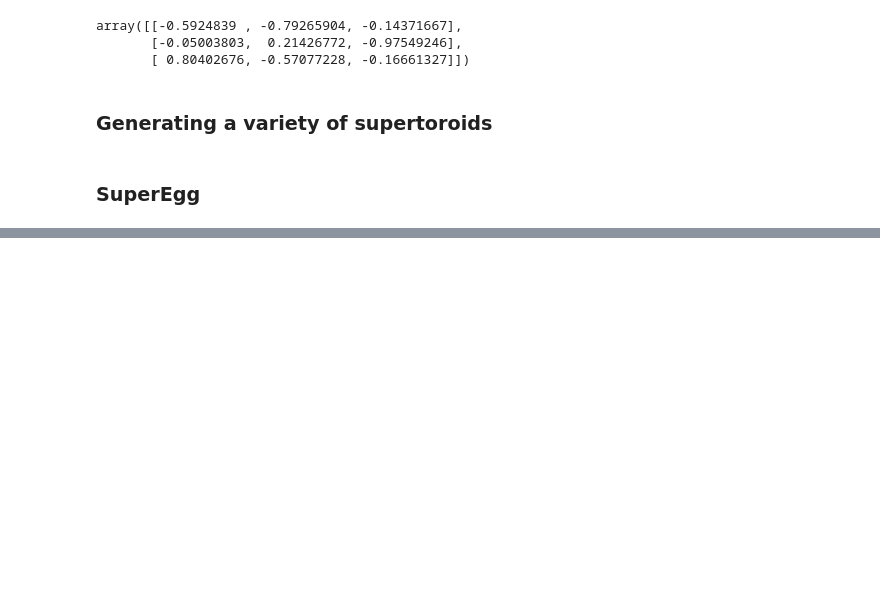
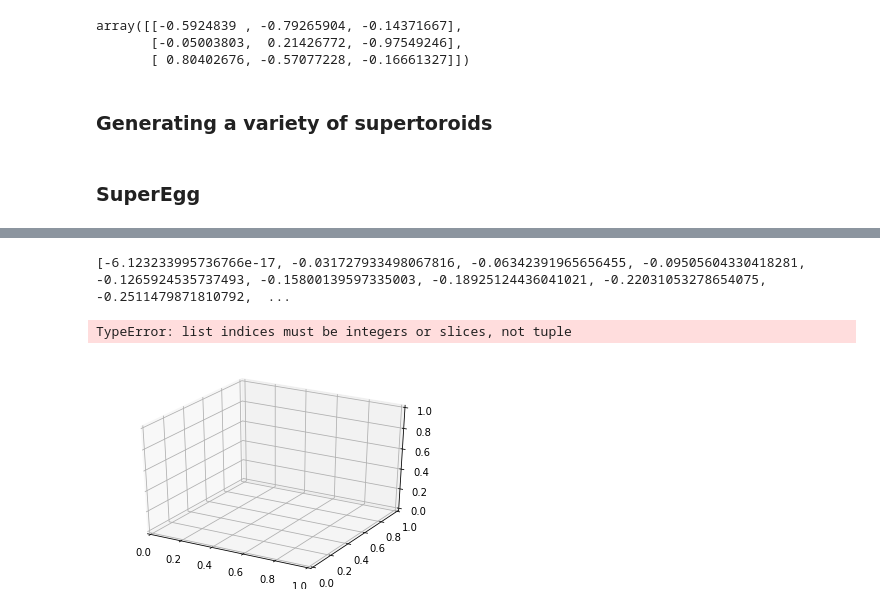
Before and after one commit to yifr/CommonFate, a Jupyter notebook: generator/misc/pyrender_scenes.ipynb, the cells around one changed output, grey strips where cells are left out. Drawn from its saved outputs; the diff is of its cells as text; code cells hidden in the pictures; blank space fills up the shorter version.

```diff
--- a/generator/misc/pyrender_scenes.ipynb
+++ b/generator/misc/pyrender_scenes.ipynb
@@ -421,14 +425,9 @@ eps = [.8, 1]
 shape = shapes.Ellipsoid(x_scale, y_scale, z_scale, eps)
 shape.save_as_mesh('objects/superegg.ply')
 render('objects/superegg.ply')
-# %%
-def plot3d(shape):
-    fig = go.Figure(data=[go.Scatter3d(x=shape[0, :], y=shape[1, :], z=shape[2, :], mode='markers')])
-    fig.show()
 # %%
-import matplotlib.pyplot as plt
-from mpl_toolkits import mplot3d
-ax = plt.axes(projection='3d')
-
-points = s_ellipse.points
-ax.scatter(points[0, :], points[1, :], points[2, :])
+def plot3d(points):
+    print(list(points[0]))
+    ax = plt.axes(projection='3d')
+    ax.scatter(list(points[0, :]), list(points[1, :]), list(points[2, :]))
+    plt.show()
@@ -473,0 +434,8 @@ plot3d(ellip)
+# %%
+x,y,z = superquadrics.superellipsoid([1,1], [1,1,1,1], n=100)
+# %%
+plot3d([x.flatten(),y.flatten(),z.flatten()])
+# %% [output]
+[-6.123233995736766e-17, -0.031727933498067816, -0.06342391965656455, -0.09505604330418281, -0.1265924535737493, -0.15800139597335003, -0.18925124436041021, -0.22031053278654075, -0.2511479871810792,  ...
+TypeError: list indices must be integers or slices, not tuple
+[figure, added]
```
Also changed, not shown: parts of 13 cells of this notebook, 8 other files.
